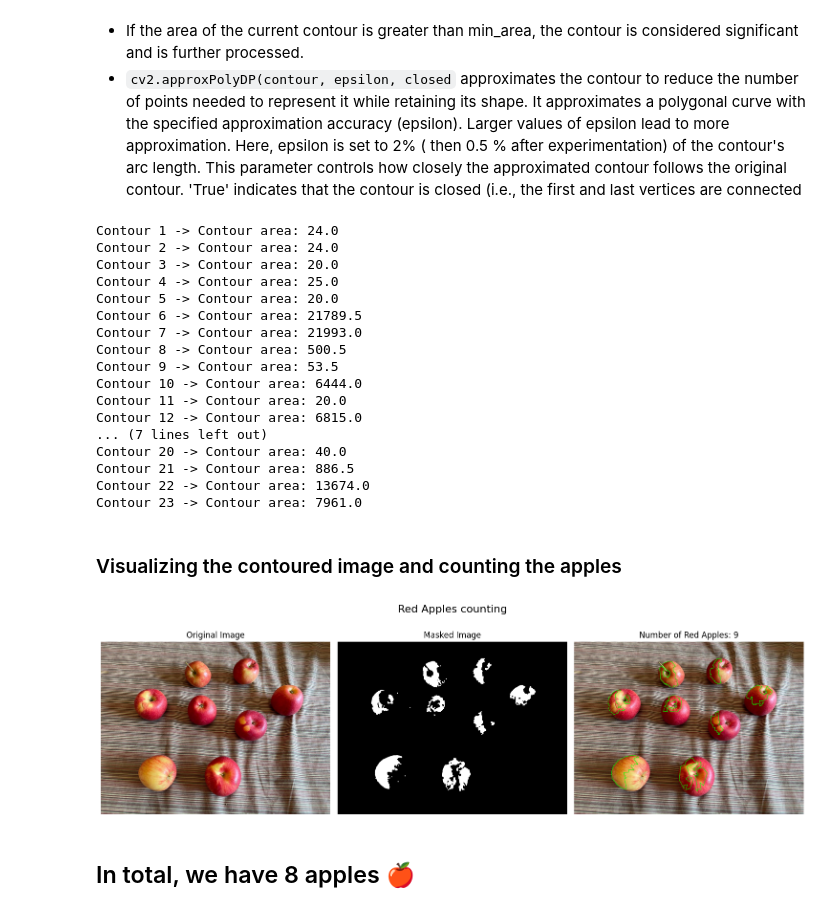
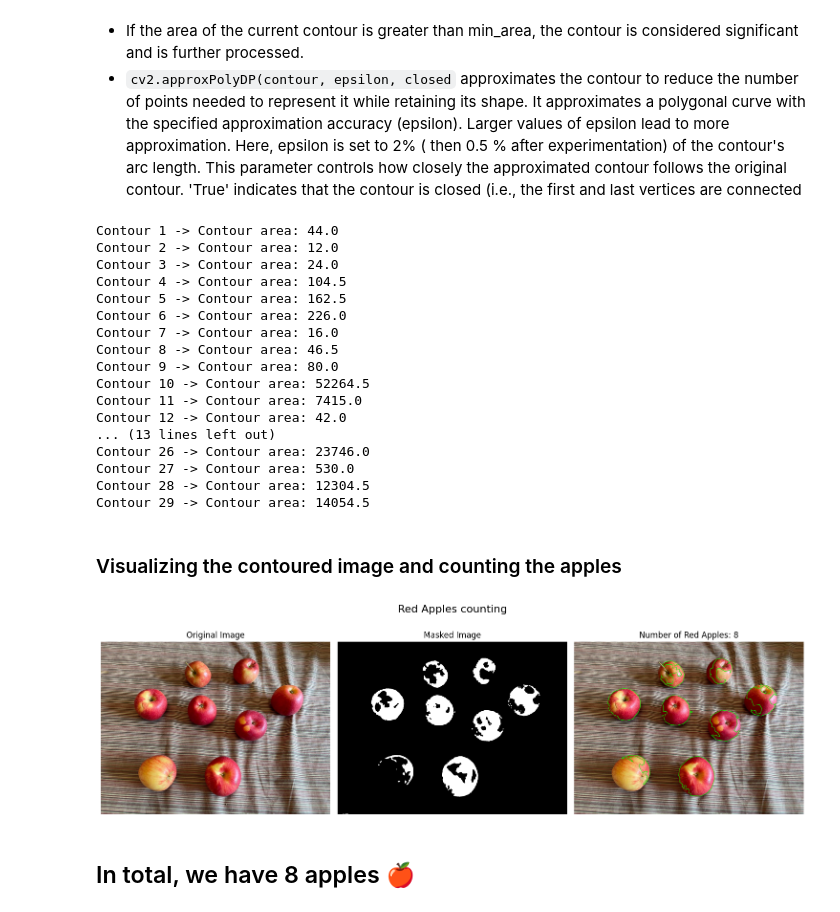
Before and after one commit to Wissemamr/Digital_imgaes_processing, a Jupyter notebook: HOMEWORK/count_apples/counting_manzanas.ipynb, the cells around one changed output. Cells and saved outputs as stored; diff of their text form; code cells hidden in the pictures.

```diff
--- a/HOMEWORK/count_apples/counting_manzanas.ipynb
+++ b/HOMEWORK/count_apples/counting_manzanas.ipynb
@@ -92,3 +92,14 @@ upper_red = np.array([20, 255, 255])
 
 ### Mask creation
 A mask isolates specific parts of an image based on color, allowing us to perform further operations on the isolated parts only, in our case, it's the red apples we want to separate from the textured striped background then count them.
+# %%
+# after further experimentation
+lower_red1 = np.array([0, 100, 100])
+upper_red1 = np.array([10, 255, 255])
+
+# Additional HSV bounds for red apples
+lower_red2 = np.array([170, 70, 50])
+upper_red2 = np.array([180, 255, 255])
+# Create binary masks for both HSV ranges
+mask_red1 = cv2.inRange(hsv, lower_red1, upper_red1)
+mask_red2 = cv2.inRange(hsv, lower_red2, upper_red2)
@@ -95,9 +108,10 @@ A mask isolates specific parts of an image based on color, allowing us to perfor
 # %%
 # Mask for red color
-mask_red = cv2.inRange(hsv, lower_red, upper_red)
+# using a combined mask
+combined_mask = cv2.bitwise_or(mask_red1, mask_red2)
 plt.figure(figsize=(6, 4))
 plt.title("Masked Image")
 plt.axis("off")
-plt.imshow(mask_red, cmap="gray")
+plt.imshow(combined_mask, cmap="gray")
 plt.show()
 # %% [output]
@@ -122,11 +136,11 @@ With the choice of an appropriate kernel size (in this case, a 5x5 square kernel
 # %%
 # applying morphological operations to remove noise
 kernel = np.ones((5, 5), np.uint8)
-mask_red = cv2.morphologyEx(mask_red, cv2.MORPH_OPEN, kernel)
-mask_red = cv2.morphologyEx(mask_red, cv2.MORPH_CLOSE, kernel)
+combined_mask = cv2.morphologyEx(combined_mask, cv2.MORPH_OPEN, kernel)
+combined_mask = cv2.morphologyEx(combined_mask, cv2.MORPH_CLOSE, kernel)
 plt.figure(figsize=(6, 4))
 plt.title("Masked Image after opening and closing")
 plt.axis("off")
-plt.imshow(mask_red, cmap="gray")
+plt.imshow(combined_mask, cmap="gray")
 plt.show()
 # %% [output]
@@ -142,6 +156,8 @@ plt.show()
     -  Hierarchy: This is an optional output parameter that provides information about the hierarchical relationships between contours.
 # %%
 # Find contours
-contours, _ = cv2.findContours(mask_red, cv2.RETR_EXTERNAL, cv2.CHAIN_APPROX_SIMPLE)
+contours, _ = cv2.findContours(
+    combined_mask, cv2.RETR_EXTERNAL, cv2.CHAIN_APPROX_SIMPLE
+)
 print(f"The number of contours : {len(contours)}")
 # %% [output]
@@ -190,57 +206,57 @@ for i, contour in enumerate(contours, 1):
         approx = cv2.approxPolyDP(contour, 0.005 * cv2.arcLength(contour, True), True)
         red_apples_contours.append(approx)
 # %% [output]
-Contour 1 -> Contour area: 24.0
-Contour 2 -> Contour area: 24.0
-Contour 3 -> Contour area: 20.0
-Contour 4 -> Contour area: 25.0
-Contour 5 -> Contour area: 20.0
-Contour 6 -> Contour area: 21789.5
-Contour 7 -> Contour area: 21993.0
-Contour 8 -> Contour area: 500.5
-Contour 9 -> Contour area: 53.5
-Contour 10 -> Contour area: 6444.0
-Contour 11 -> Contour area: 20.0
-Contour 12 -> Contour area: 6815.0
-... (7 lines left out)
-Contour 20 -> Contour area: 40.0
-Contour 21 -> Contour area: 886.5
-Contour 22 -> Contour area: 13674.0
-Contour 23 -> Contour area: 7961.0
+Contour 1 -> Contour area: 44.0
+Contour 2 -> Contour area: 12.0
+Contour 3 -> Contour area: 24.0
+Contour 4 -> Contour area: 104.5
+Contour 5 -> Contour area: 162.5
+Contour 6 -> Contour area: 226.0
+Contour 7 -> Contour area: 16.0
+Contour 8 -> Contour area: 46.5
+Contour 9 -> Contour area: 80.0
+Contour 10 -> Contour area: 52264.5
+Contour 11 -> Contour area: 7415.0
+Contour 12 -> Contour area: 42.0
+... (13 lines left out)
+Contour 26 -> Contour area: 23746.0
+Contour 27 -> Contour area: 530.0
+Contour 28 -> Contour area: 12304.5
+Contour 29 -> Contour area: 14054.5
 # %% [markdown]
 ### Visualizing the contoured image and counting the apples
 # %%
 fig, axes = plt.subplots(1, 3, figsize=(15, 5))
 fig.suptitle("Red Apples counting", fontsize=16)
 image = cv2.imread("apples.png", cv2.COLOR_BGR2RGB)
 
 # Plot 1: the original image
 axes[0].imshow(image_rgb)
 axes[0].axis("off")
 axes[0].set_title("Original Image")
 
 # Plot 2: the masked img
-axes[1].imshow(mask_red, cmap="gray")
+axes[1].imshow(combined_mask, cmap="gray")
 axes[1].axis("off")
 axes[1].set_title("Masked Image")
 
 # Plot 3: Image with Contours
 image_with_contours = image.copy()
 # -1 to draw all the contours in green with thickness of 2 pixels
 cv2.drawContours(
     image=image_with_contours,
     contours=red_apples_contours,
     contourIdx=-1,
     color=(0, 255, 0),
     thickness=2,
 )
 axes[2].imshow(cv2.cvtColor(image_with_contours, cv2.COLOR_BGR2RGB))
 axes[2].axis("off")
 axes[2].set_title(f"Number of Red Apples: {len(red_apples_contours)}")
 
 plt.tight_layout()
 plt.show()
 # %% [output]
-[figure, old version]
+[figure, new version]
 # %% [markdown]
 ## In total, we have 8 apples 🍎
```
Also changed, not shown: parts of 6 cells of this notebook, 1 other file.
